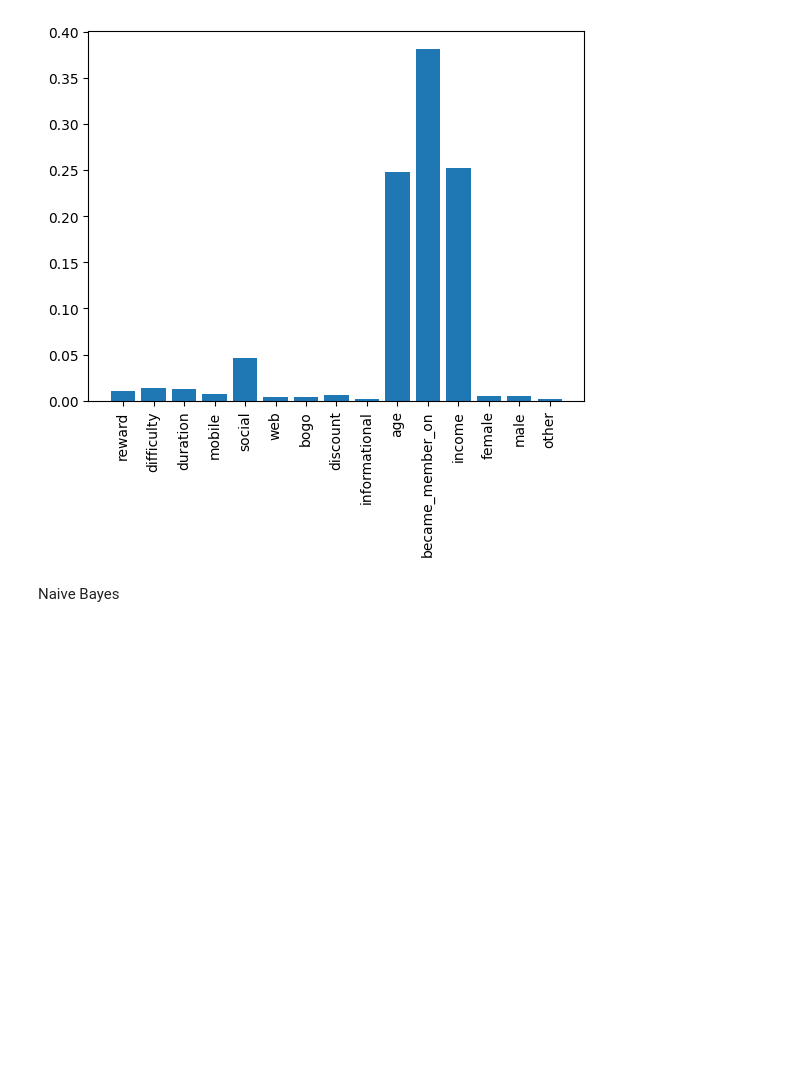
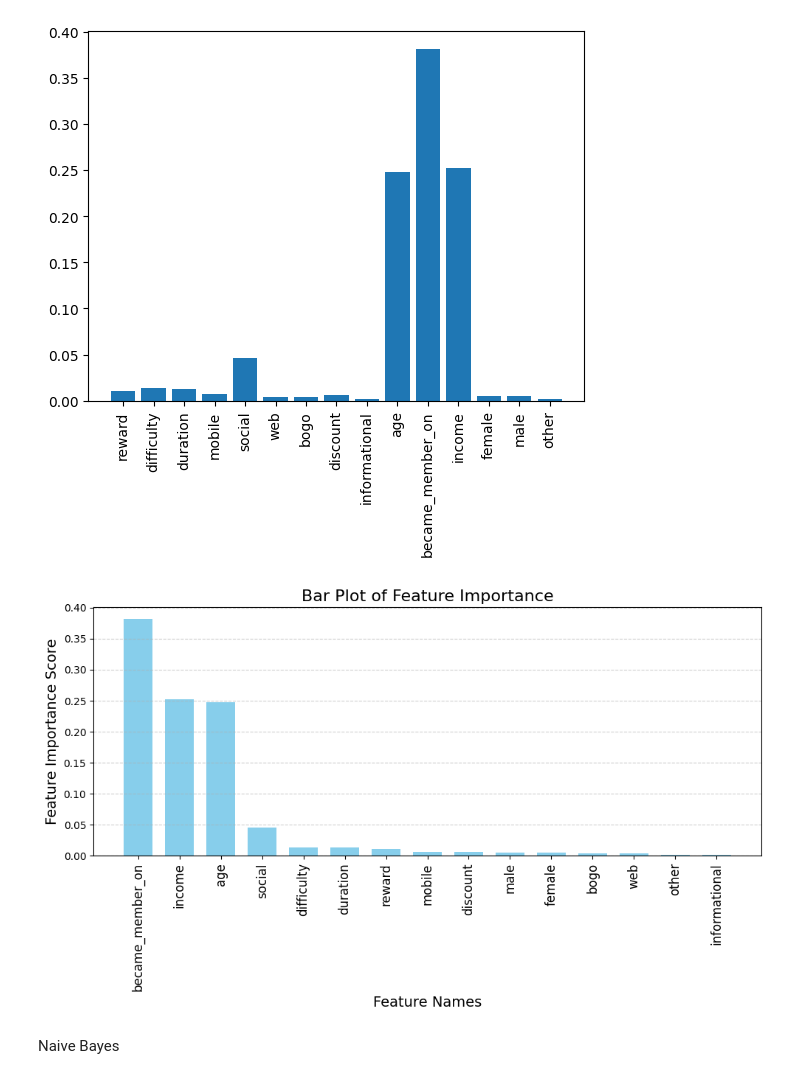
Before and after one commit to benjaminr4/starbucks_project, a Jupyter notebook: Creating_Model.ipynb, the cells around one changed output. Cells and saved outputs as stored; diff of their text form; code cells hidden in the pictures; blank space fills up the shorter version.

```diff
--- a/Creating_Model.ipynb
+++ b/Creating_Model.ipynb
@@ -234,6 +245,37 @@ plt.xticks(rotation=90)
 plt.show()
 # %% [output]
 [figure]
+# %%
+import matplotlib.pyplot as plt
+
+# Assuming 'dict' is already defined
+names = list(dict.keys())
+values = list(dict.values())
+
+# Sort the values in descending order along with their corresponding names
+sorted_names_values = sorted(zip(names, values), key=lambda x: x[1], reverse=True)
+sorted_names, sorted_values = zip(*sorted_names_values)
+
+# Create a bar plot with improved aesthetics
+fig, ax = plt.subplots(figsize=(10, 6))
+bars = ax.bar(range(len(sorted_values)), sorted_values, tick_label=sorted_names, color='skyblue', width=0.7)
+
+# Rotate x-axis labels for better readability
+plt.xticks(rotation=90, fontsize=12)
+
+# Add labels and title
+ax.set_xlabel('Feature Names', fontsize=14)
+ax.set_ylabel('Feature Importance Score', fontsize=14)
+ax.set_title('Bar Plot of Feature Importance', fontsize=16)
+
+# Add gridlines for better readability
+plt.grid(True, axis='y', linestyle='--', alpha=0.6)
+
+# Show the plot
+plt.tight_layout()
+plt.show()
+# %% [output]
+[figure, added]
 # %% [markdown]
 Naive Bayes
 # %%
```
Also changed, not shown: parts of 37 cells of this notebook, 5 other files.
